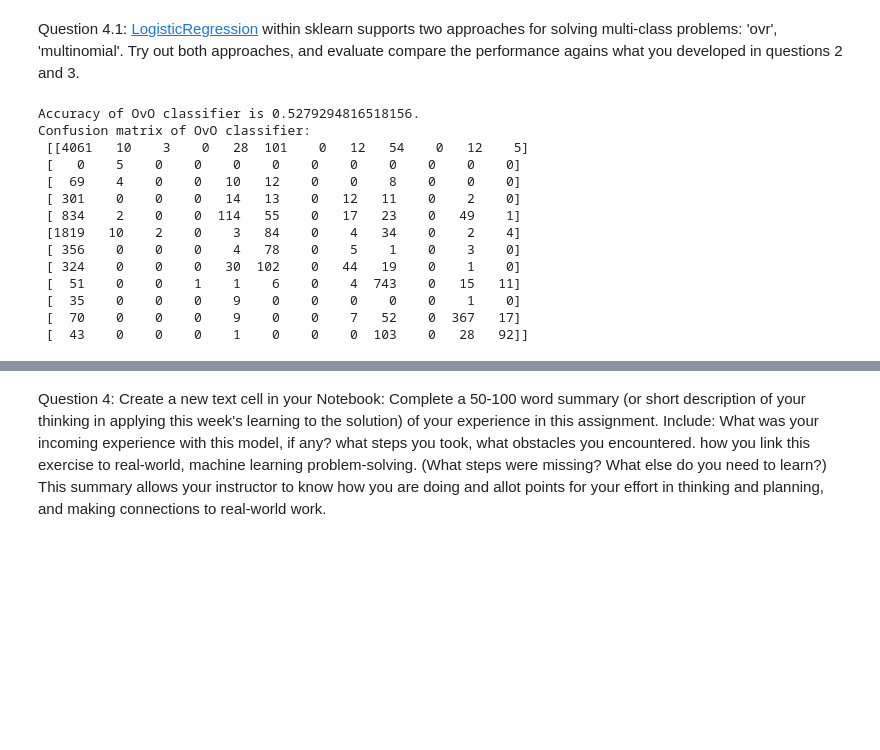
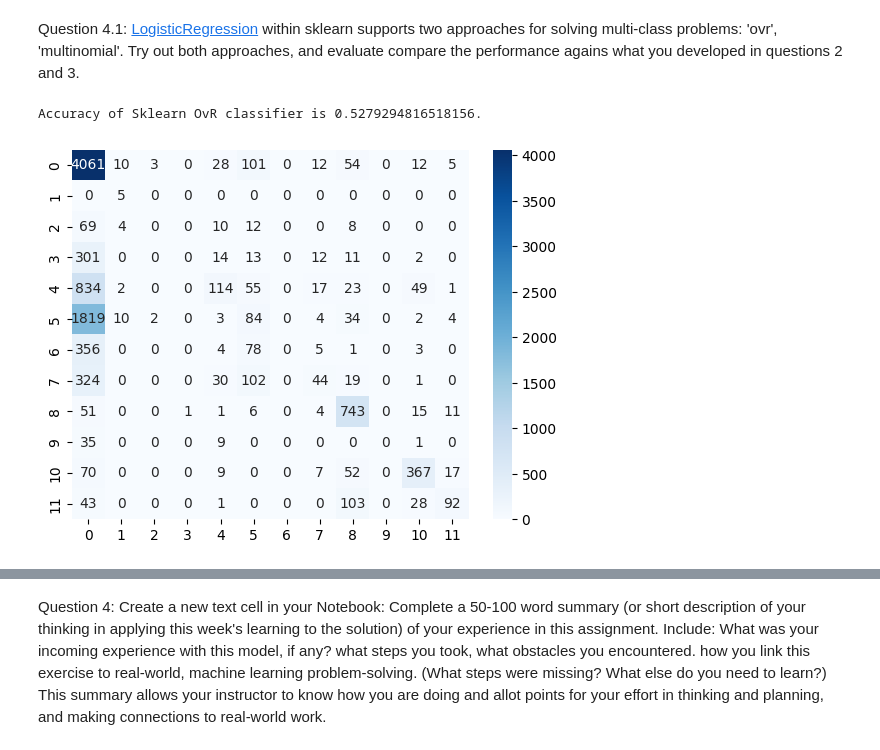
Before and after one commit to laduran/MLearning520A, a Jupyter notebook: Week 1/ML520 - Lesson1 - Louis Duran.ipynb, the cells around one changed output, grey strips where cells are left out. Drawn from its saved outputs; the diff is of its cells as text; code cells hidden in the pictures; blank space fills up the shorter version.

```diff
--- a/Week 1/ML520 - Lesson1 - Louis Duran.ipynb
+++ b/Week 1/ML520 - Lesson1 - Louis Duran.ipynb
@@ -294,29 +296,19 @@ print("Confusion matrix of OvO classifier: \n {}".format(ovo_confuction_matrix))
 # %% [markdown]
 Question 4.1: [LogisticRegression](https://scikit-learn.org/stable/modules/generated/sklearn.linear_model.LogisticRegression.html) within sklearn supports two approaches for solving multi-class problems: 'ovr', 'multinomial'. Try out both approaches, and evaluate compare the performance agains what you developed in questions 2 and 3.
 # %%
-clf = LogisticRegression(multi_class='ovr').fit(x_train_norm, y_train)
-y_ovr = clf.predict(x_test_norm)
+clf = LogisticRegression(multi_class='ovr').fit(x_train, y_train)
+y_ovr = clf.predict(x_test)
 
-ovr_accuracy = accuracy_score(y_test, y_ovr)
+ovr_accuracy_sklearn = accuracy_score(y_test, y_ovr)
 ovr_confuction_matrix = confusion_matrix(y_test, y_ovr)
 
-
-print("Accuracy of OvO classifier is {}.".format(ovr_accuracy))
-print("Confusion matrix of OvO classifier: \n {}".format(ovr_confuction_matrix))
+print("Accuracy of Sklearn OvR classifier is {}.".format(ovr_accuracy_sklearn))
+#print("Confusion matrix of OvR classifier: \n {}".format(ovr_confuction_matrix))
+sns.heatmap(ovr_confuction_matrix, annot=True, fmt='', cmap='Blues')
+# Show the plot
+plt.show()
 # %% [output]
-Accuracy of OvO classifier is 0.5279294816518156.
-Confusion matrix of OvO classifier:
- [[4061   10    3    0   28  101    0   12   54    0   12    5]
- [   0    5    0    0    0    0    0    0    0    0    0    0]
- [  69    4    0    0   10   12    0    0    8    0    0    0]
- [ 301    0    0    0   14   13    0   12   11    0    2    0]
- [ 834    2    0    0  114   55    0   17   23    0   49    1]
- [1819   10    2    0    3   84    0    4   34    0    2    4]
- [ 356    0    0    0    4   78    0    5    1    0    3    0]
- [ 324    0    0    0   30  102    0   44   19    0    1    0]
- [  51    0    0    1    1    6    0    4  743    0   15   11]
- [  35    0    0    0    9    0    0    0    0    0    1    0]
- [  70    0    0    0    9    0    0    7   52    0  367   17]
- [  43    0    0    0    1    0    0    0  103    0   28   92]]
+Accuracy of Sklearn OvR classifier is 0.5279294816518156.
+[figure, added]
 # %%
 #class = multinomial
```
Also changed, not shown: parts of 11 cells of this notebook.
